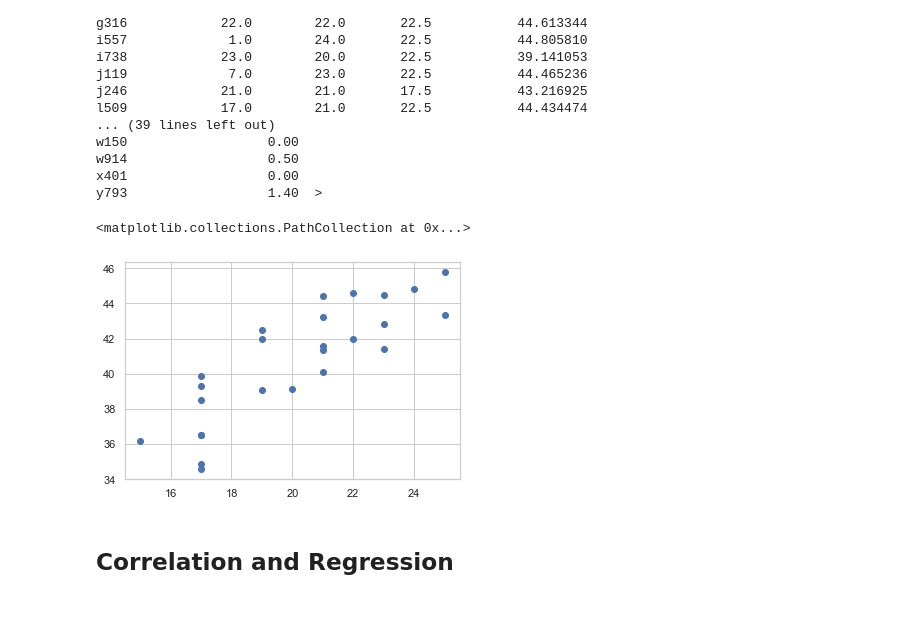
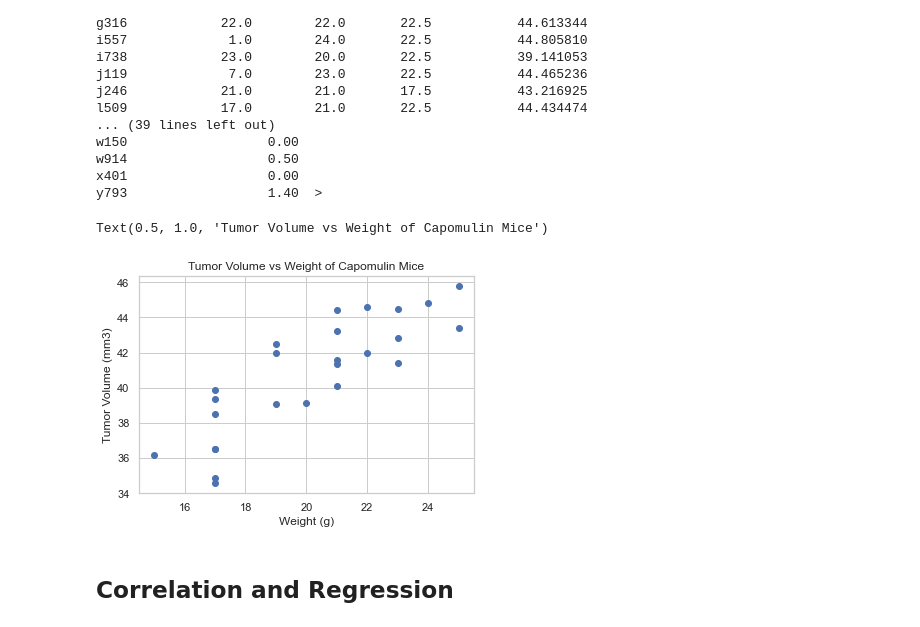
Before and after one commit to ethomps33/MatplotlibHW_ThePowerOfPlots, a Jupyter notebook: Pymaceuticals/pymaceuticals_starter.ipynb, the cells around one changed output. Saved outputs shown, nothing was run; the diff lists cells and outputs as text; code cells hidden in the pictures.

```diff
--- a/Pymaceuticals/pymaceuticals_starter.ipynb
+++ b/Pymaceuticals/pymaceuticals_starter.ipynb
@@ -234,6 +235,8 @@ plt.plot(cap_mouse['Timepoint'], cap_mouse['Tumor Volume (mm3)'])
 # Generate a scatter plot of average tumor volume vs. mouse weight for the Capomulin regimen
 #cap_mean = clean_mice_cap['Tumor Volume (mm3)'].mean()
 cap_mean = clean_mice_cap.groupby(['Mouse ID']).mean()
+cap_weight = cap_mean['Weight (g)']
+cap_vol = cap_mean['Tumor Volume (mm3)']
 cap_mean.head
 # %% [output]
 <bound method NDFrame.head of           Age_months  Weight (g)  Timepoint  Tumor Volume (mm3)  \
@@ -254,9 +257,12 @@ w914                  0.50
 x401                  0.00
 y793                  1.40  >
 # %%
-plt.scatter(cap_mean['Weight (g)'], cap_mean['Tumor Volume (mm3)'])
+plt.scatter(cap_weight, cap_vol)
+plt.xlabel('Weight (g)')
+plt.ylabel('Tumor Volume (mm3)')
+plt.title('Tumor Volume vs Weight of Capomulin Mice')
 # %% [output]
-<matplotlib.collections.PathCollection at 0x...>
+Text(0.5, 1.0, 'Tumor Volume vs Weight of Capomulin Mice')
-[figure, old version]
+[figure, new version]
 # %% [markdown]
 ## Correlation and Regression
```
Also changed, not shown: parts of 4 cells of this notebook.
